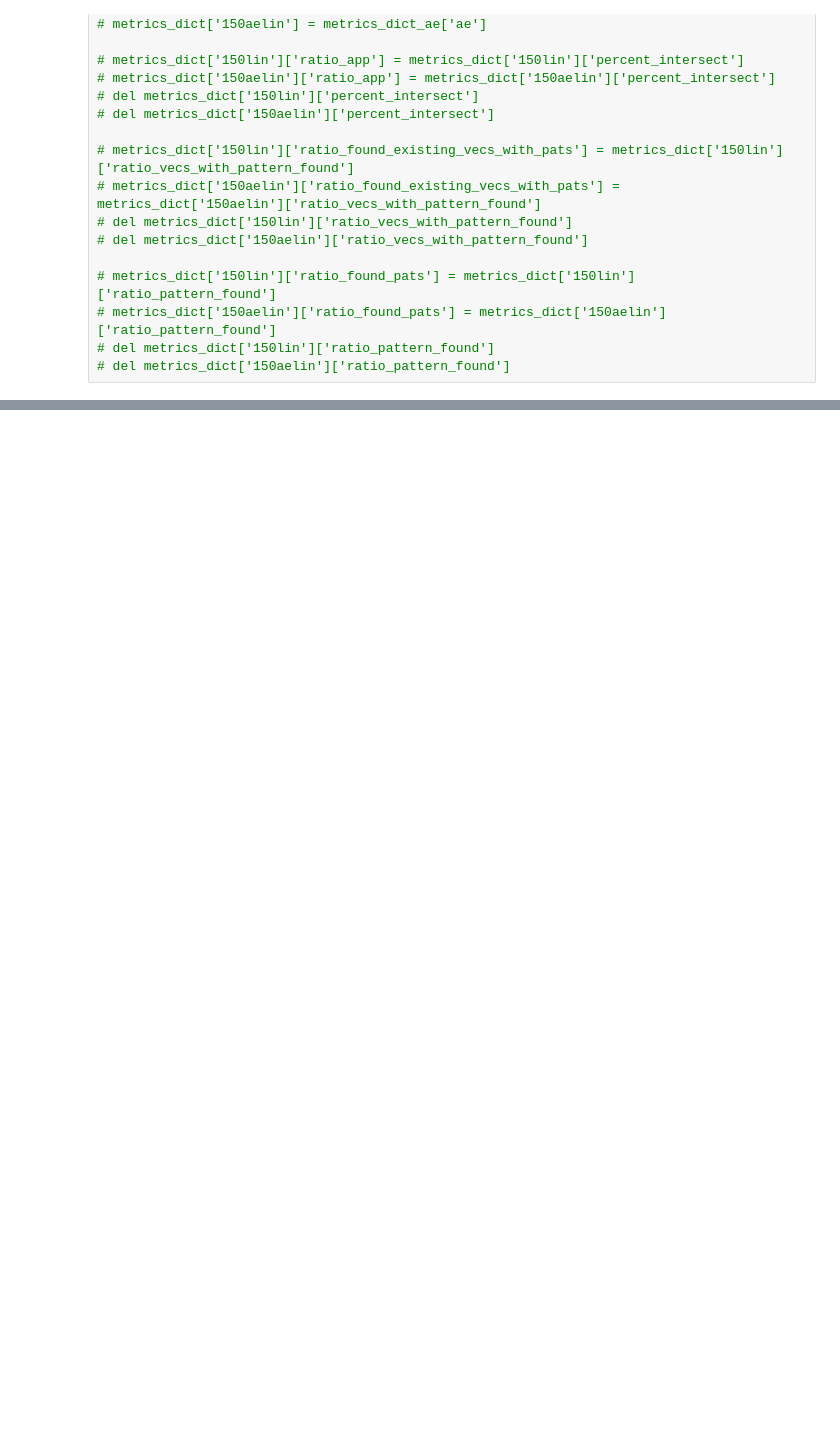
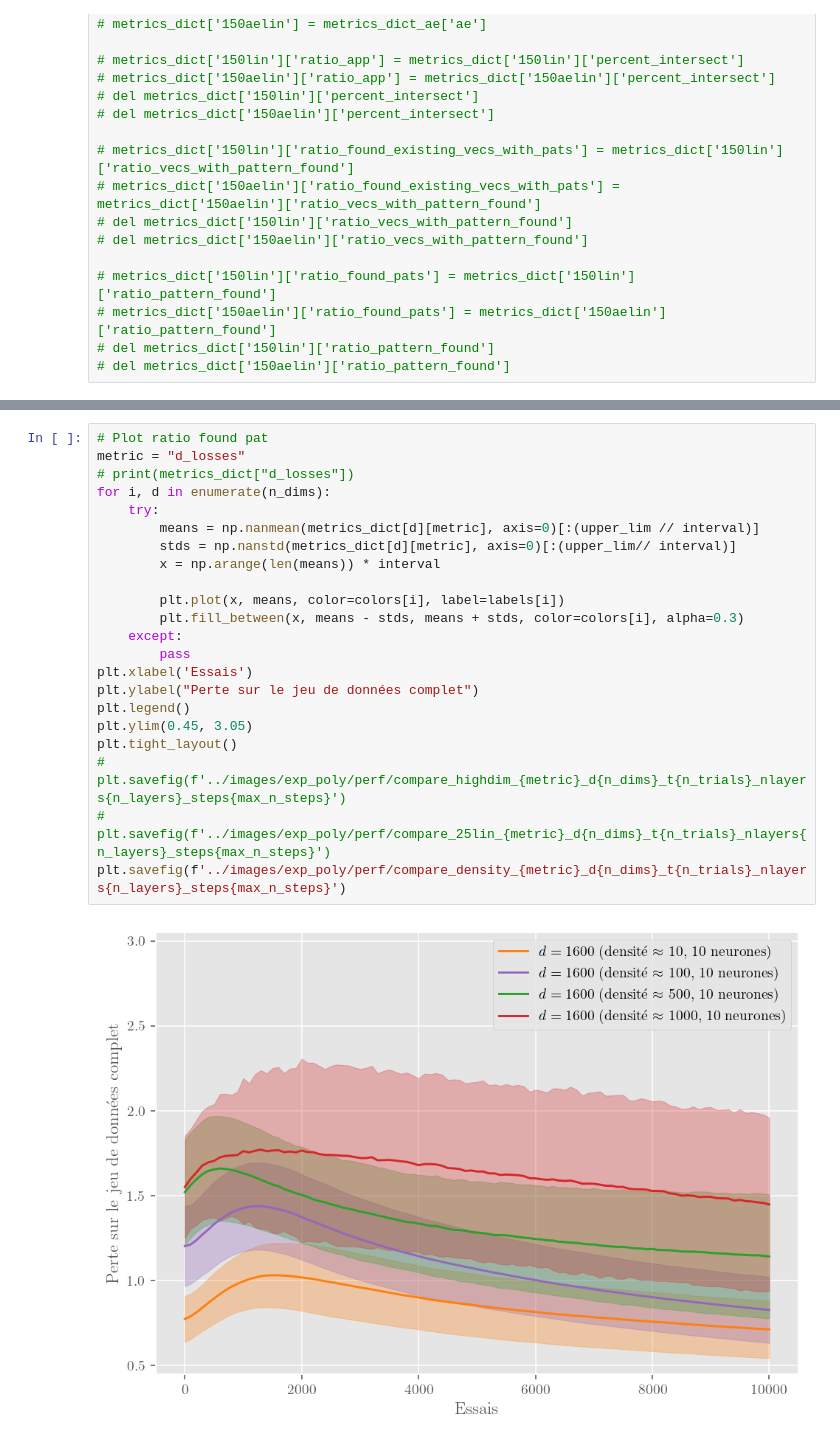
Before and after one commit to Quoding/optimneuralbandits, a Jupyter notebook: testing/viz/vizualize_perf_metrics.ipynb, the cells around one changed output, grey strips where cells are left out. Drawn from its saved outputs; the diff is of its cells as text; blank space fills up the shorter version.

```diff
--- a/testing/viz/vizualize_perf_metrics.ipynb
+++ b/testing/viz/vizualize_perf_metrics.ipynb
@@ -262,0 +324,24 @@ plt.savefig(f'../images/exp_poly/perf/compare_25lin_{metric}_d{n_dims}_t{n_trial
+# %%
+# Plot ratio found pat
+metric = "d_losses"
+# print(metrics_dict["d_losses"])
+for i, d in enumerate(n_dims):
+    try:
+        means = np.nanmean(metrics_dict[d][metric], axis=0)[:(upper_lim // interval)]
+        stds = np.nanstd(metrics_dict[d][metric], axis=0)[:(upper_lim// interval)]
+        x = np.arange(len(means)) * interval
+
+        plt.plot(x, means, color=colors[i], label=labels[i])
+        plt.fill_between(x, means - stds, means + stds, color=colors[i], alpha=0.3)
+    except:
+        pass
+plt.xlabel('Essais')
+plt.ylabel("Perte sur le jeu de données complet")
+plt.legend()
+plt.ylim(0.45, 3.05)
+plt.tight_layout()
+# plt.savefig(f'../images/exp_poly/perf/compare_highdim_{metric}_d{n_dims}_t{n_trials}_nlayers{n_layers}_steps{max_n_steps}')
+# plt.savefig(f'../images/exp_poly/perf/compare_25lin_{metric}_d{n_dims}_t{n_trials}_nlayers{n_layers}_steps{max_n_steps}')
+plt.savefig(f'../images/exp_poly/perf/compare_density_{metric}_d{n_dims}_t{n_trials}_nlayers{n_layers}_steps{max_n_steps}')
+# %% [output]
+[figure, added]
```
Also changed, not shown: parts of 10 cells of this notebook, 6 other files.
